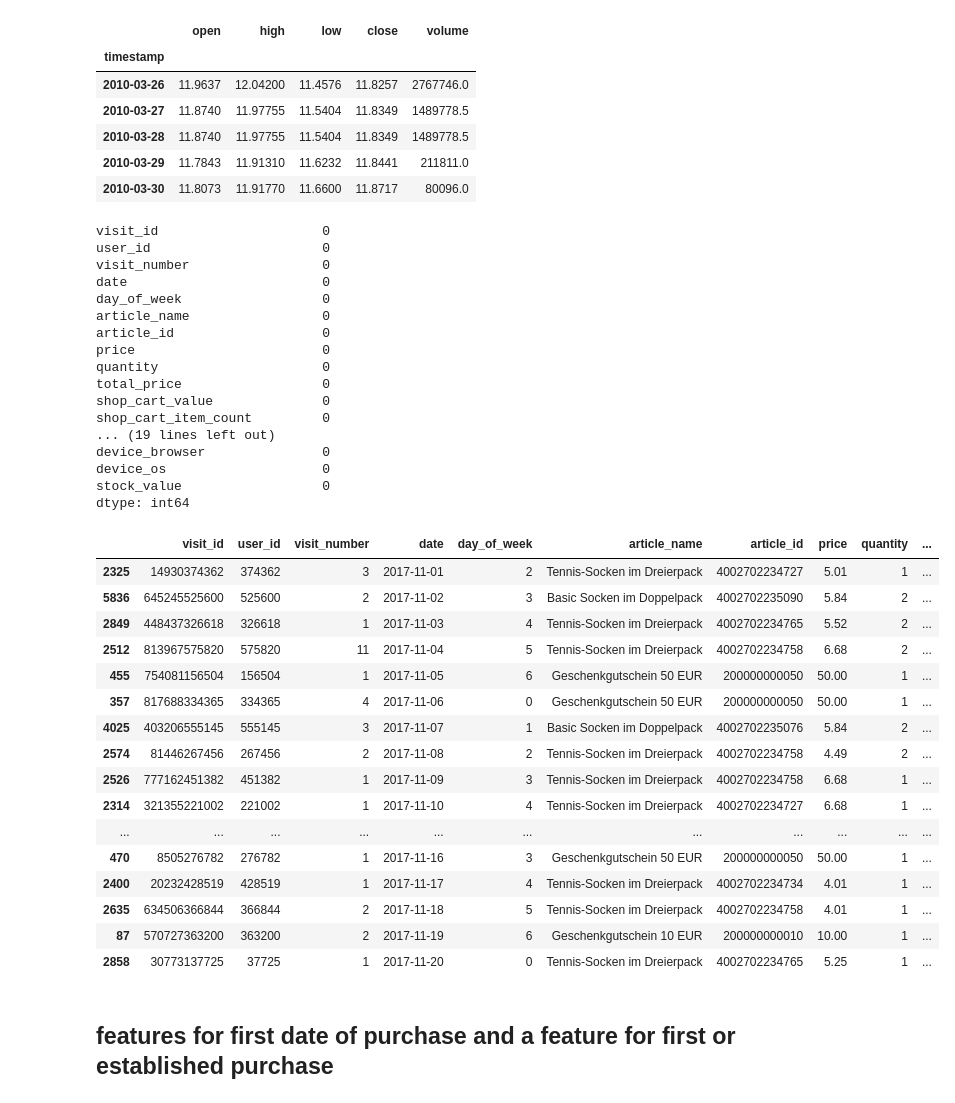
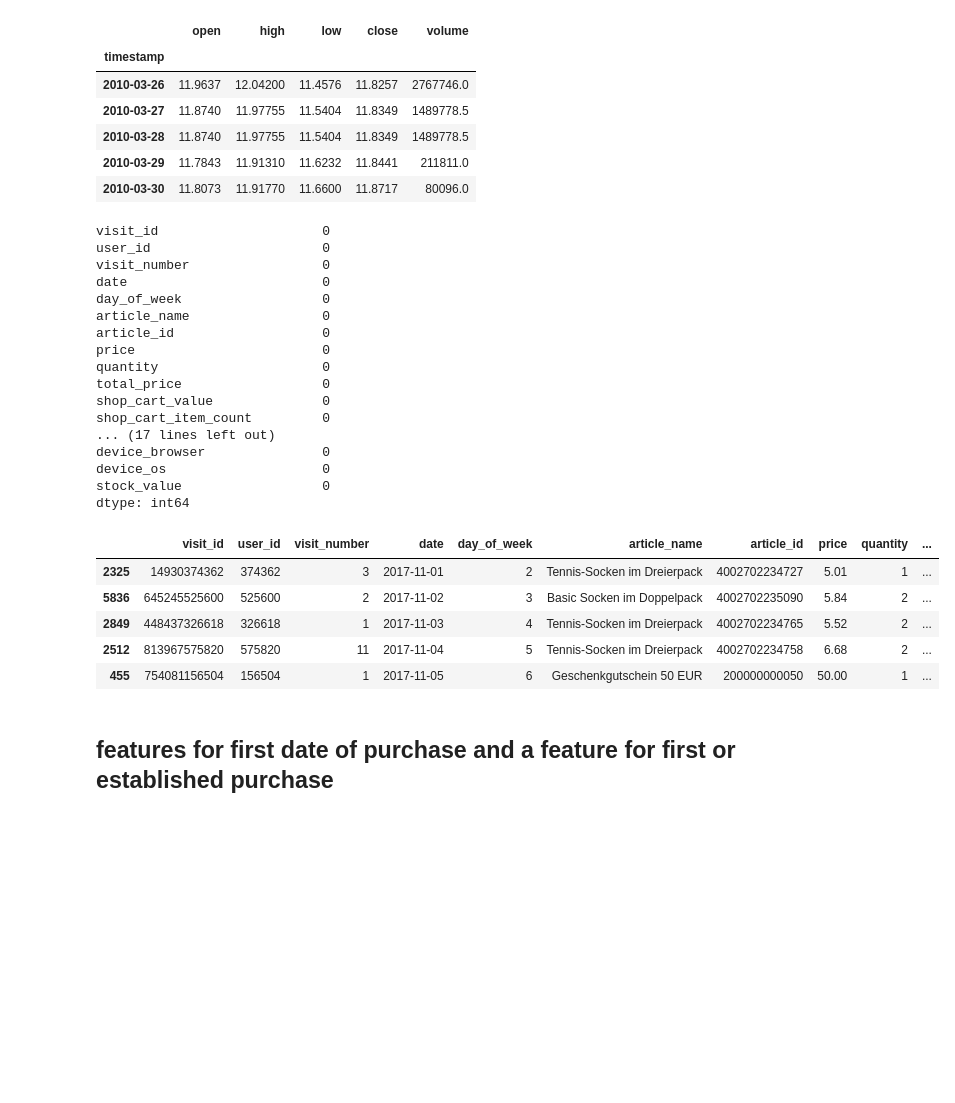
Before and after one commit to s-lau-42/Project_3_Online_Shop_Analysis, a Jupyter notebook: TT_Clean_Explore_Engineer.ipynb, the cells around one changed output. Cells and saved outputs as stored; diff of their text form; code cells hidden in the pictures; blank space fills up the shorter version.

```diff
--- a/TT_Clean_Explore_Engineer.ipynb
+++ b/TT_Clean_Explore_Engineer.ipynb
@@ -183,3 +180,6 @@ df = df.astype({"visit_id": "int64"})
+# %%
+df = df.drop(columns=["product_line", "product_group"])
+df.rename(columns={"product_line_r": "product_line", "product_group_r": "product_group"}, inplace=True)
 # %% [markdown]
 ## getting rid of nans
 # %%
@@ -683,7 +650,7 @@ Name: country, dtype: int64
 ## columns for article type
 # %%
 #put all features describing the article type together for easier use
-df["genre_column_placeholder"] = df["article_name"] + "/" + df["category"] + "/" + df["product_line"] + "/" + df["product_line_r"] + "/" + df["product_group"] + "/" + df["product_group_r"]
+df["genre_column_placeholder"] = df["article_name"] + "/" + df["category"] + "/" + df["product_line"] + "/" + df["product_group"]
 # %%
 df.genre_column_placeholder = df.genre_column_placeholder.astype("str")
 # %%
@@ -831,9 +777,9 @@ df.columns[20]
 # %%
 #reordering the columns
 cols = df.columns.tolist()
-cols = cols[0:4] + [cols[22]] + cols[4:6] + cols[8:10] + [cols[29]] \
-        + cols[13:15] + [cols[21]] + [cols[15]] + cols[24:28] + [cols[20]] \
-        + [cols[6]] + [cols[28]] + cols[7:8] + cols[16:20] + [cols[23]] + cols[10:13]
+cols = cols[0:4] + [cols[20]] + cols[4:6] + cols[8:10] + [cols[27]] \
+        + cols[13:15] + [cols[19]] + [cols[15]] + cols[22:26] + [cols[18]] \
+        + [cols[6]] + [cols[26]] + cols[7:8] + cols[16:18] + [cols[21]] + cols[10:13]
 print("Check if any column was skipped when reordering (True: all columns fetched):", len(cols) == len(df.columns))
 df = df.reindex(columns = cols)
 # %% [output]
@@ -858,7 +804,7 @@ df["shop_cart_unique_articles"] = df["visit_id"].map(cartdiffart)
 # %%
 #reordering the columns
 cols = df.columns.tolist()
-cols = cols[0:10] + cols[30:33] + cols[10:30]
+cols = cols[0:10] + cols[28:31] + cols[10:28]
 print("Check if any column was skipped when reordering (True: all columns fetched):", len(cols) == len(df.columns))
 df = df.reindex(columns = cols)
 # %% [output]
@@ -908,32 +854,21 @@ quantity                     0
 total_price                  0
 shop_cart_value              0
 shop_cart_item_count         0
-... (19 lines left out)
+... (17 lines left out)
 device_browser               0
 device_os                    0
 stock_value                  0
 dtype: int64
 # %%
 #easy dataframe to check the stockprice development
-df.drop_duplicates("date").sort_values("date").head(20)
+df.drop_duplicates("date").sort_values("date").head(5)
 # %% [output]
 |  | visit_id | user_id | visit_number | date | day_of_week | article_name | article_id | price | quantity | ... |
 | 2325 | 14930374362 | 374362 | 3 | 2017-11-01 | 2 | Tennis-Socken im Dreierpack | 4002702234727 | 5.01 | 1 | ... |
 | 5836 | 645245525600 | 525600 | 2 | 2017-11-02 | 3 | Basic Socken im Doppelpack | 4002702235090 | 5.84 | 2 | ... |
 | 2849 | 448437326618 | 326618 | 1 | 2017-11-03 | 4 | Tennis-Socken im Dreierpack | 4002702234765 | 5.52 | 2 | ... |
 | 2512 | 813967575820 | 575820 | 11 | 2017-11-04 | 5 | Tennis-Socken im Dreierpack | 4002702234758 | 6.68 | 2 | ... |
 | 455 | 754081156504 | 156504 | 1 | 2017-11-05 | 6 | Geschenkgutschein 50 EUR | 200000000050 | 50.00 | 1 | ... |
-| 357 | 817688334365 | 334365 | 4 | 2017-11-06 | 0 | Geschenkgutschein 50 EUR | 200000000050 | 50.00 | 1 | ... |
-| 4025 | 403206555145 | 555145 | 3 | 2017-11-07 | 1 | Basic Socken im Doppelpack | 4002702235076 | 5.84 | 2 | ... |
-| 2574 | 81446267456 | 267456 | 2 | 2017-11-08 | 2 | Tennis-Socken im Dreierpack | 4002702234758 | 4.49 | 2 | ... |
-| 2526 | 777162451382 | 451382 | 1 | 2017-11-09 | 3 | Tennis-Socken im Dreierpack | 4002702234758 | 6.68 | 1 | ... |
-| 2314 | 321355221002 | 221002 | 1 | 2017-11-10 | 4 | Tennis-Socken im Dreierpack | 4002702234727 | 6.68 | 1 | ... |
-| ... | ... | ... | ... | ... | ... | ... | ... | ... | ... | ... |
-| 470 | 8505276782 | 276782 | 1 | 2017-11-16 | 3 | Geschenkgutschein 50 EUR | 200000000050 | 50.00 | 1 | ... |
-| 2400 | 20232428519 | 428519 | 1 | 2017-11-17 | 4 | Tennis-Socken im Dreierpack | 4002702234734 | 4.01 | 1 | ... |
-| 2635 | 634506366844 | 366844 | 2 | 2017-11-18 | 5 | Tennis-Socken im Dreierpack | 4002702234758 | 4.01 | 1 | ... |
-| 87 | 570727363200 | 363200 | 2 | 2017-11-19 | 6 | Geschenkgutschein 10 EUR | 200000000010 | 10.00 | 1 | ... |
-| 2858 | 30773137725 | 37725 | 1 | 2017-11-20 | 0 | Tennis-Socken im Dreierpack | 4002702234765 | 5.25 | 1 | ... |
 # %% [markdown]
 ## features for first date of purchase and a feature for first or established purchase
 # %%
```
Also changed, not shown: parts of 26 cells of this notebook, 1 other file.
